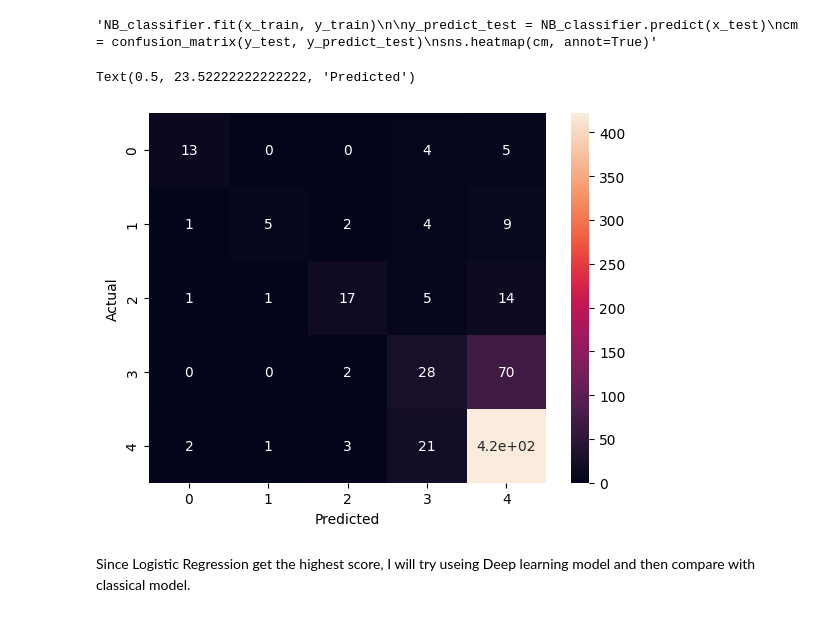
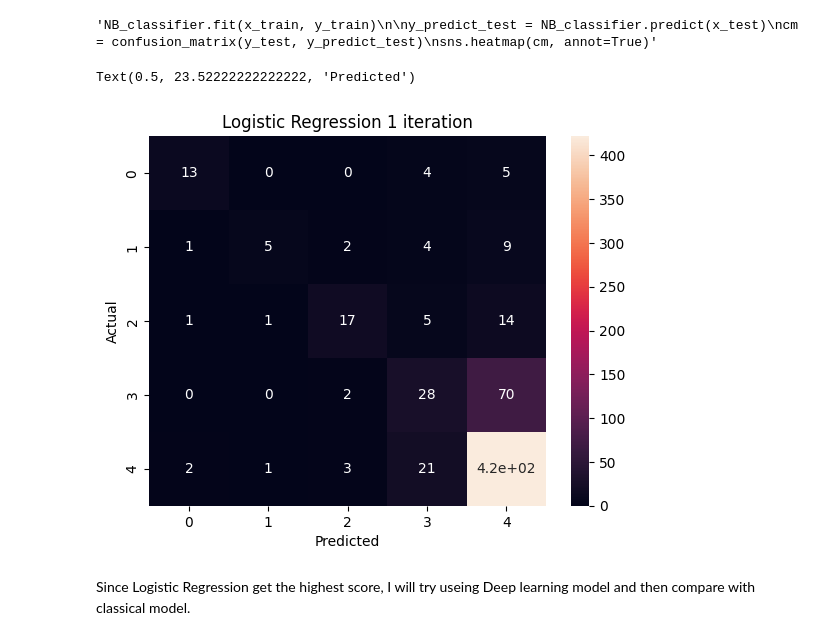
Before and after one commit to Nithi-Achalanan/sentiment-alexa-review, a Jupyter notebook: main.ipynb, the cells around one changed output. Drawn from its saved outputs; the diff is of its cells as text; code cells hidden in the pictures.

```diff
--- a/main.ipynb
+++ b/main.ipynb
@@ -235,10 +217,11 @@ weighted avg       0.74      0.77      0.74       630
 # %%
 cm = confusion_matrix(y_test, model_collections["LR_model"][1])
 sns.heatmap(cm, annot=True)
+plt.title("Logistic Regression 1 iteration")
 plt.ylabel('Actual')
 plt.xlabel('Predicted')
 # %% [output]
 Text(0.5, 23.52222222222222, 'Predicted')
-[figure, old version]
+[figure, new version]
 # %% [markdown]
 Since Logistic Regression get the highest score, I will try useing Deep learning model and then compare with classical model.
```
Also changed, not shown: parts of 1 cell of this notebook.
